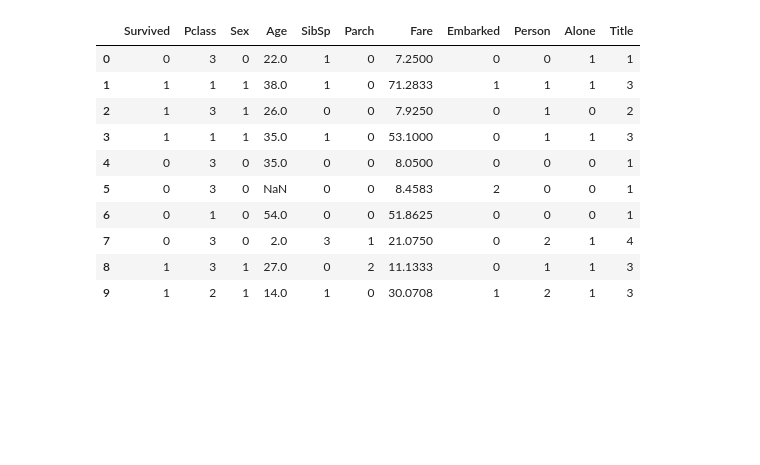
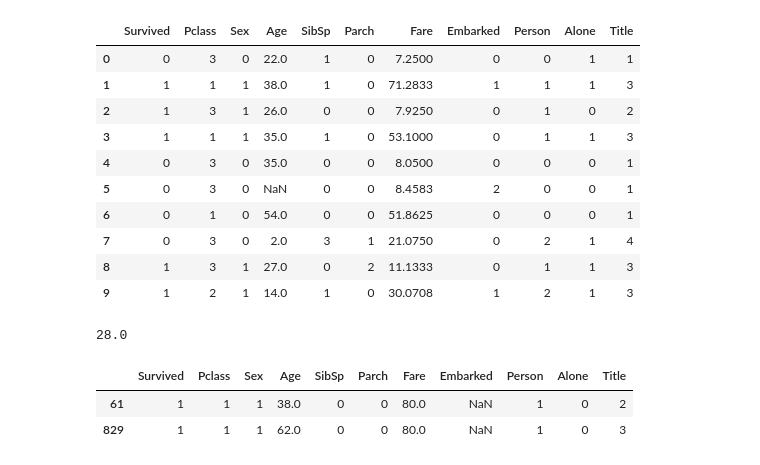
Before and after one commit to abhi0987/data_analysis_py, a Jupyter notebook: titanic.ipynb, the cells around one changed output. Saved outputs shown, nothing was run; the diff lists cells and outputs as text; code cells hidden in the pictures; blank space fills up the shorter version.

```diff
--- a/titanic.ipynb
+++ b/titanic.ipynb
@@ -468,0 +472,4 @@ df[:10]
+# %%
+age_median
+# %% [output]
+28.0
@@ -468,0 +479,7 @@ df[:10]
+# %%
+#Get the null embarked value
+df[df['Embarked'].isnull()].head()
+# %% [output]
+|  | Survived | Pclass | Sex | Age | SibSp | Parch | Fare | Embarked | Person | Alone | Title |
+| 61 | 1 | 1 | 1 | 38.0 | 0 | 0 | 80.0 | NaN | 1 | 0 | 2 |
+| 829 | 1 | 1 | 1 | 62.0 | 0 | 0 | 80.0 | NaN | 1 | 0 | 3 |
```
Also changed, not shown: parts of 15 cells of this notebook, 1 other file.
